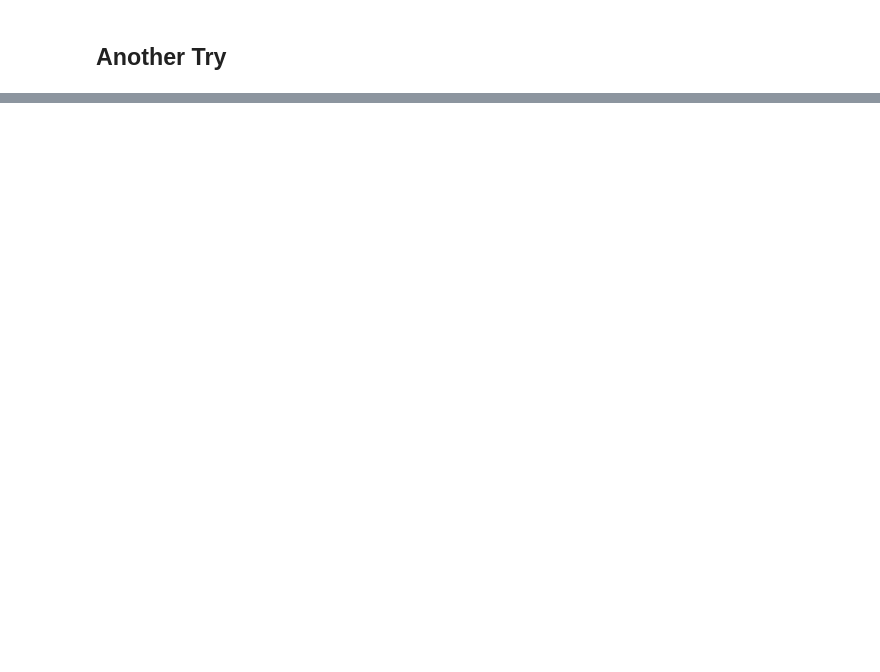
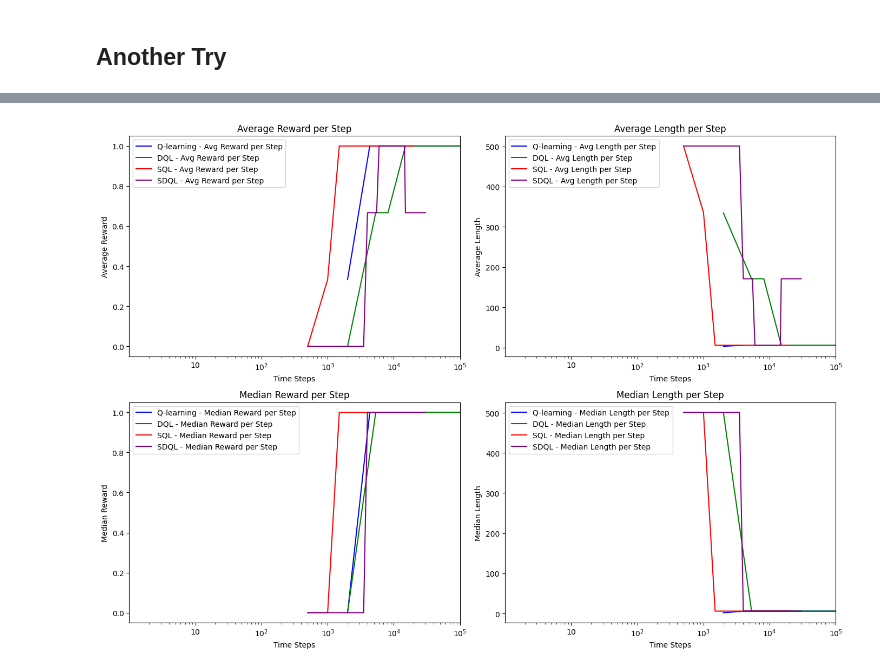
Before and after one commit to mahtabbm/RL_playground, a Jupyter notebook: frozenlake_variants.ipynb, the cells around one changed output, grey strips where cells are left out. Saved outputs shown, nothing was run; the diff lists cells and outputs as text; code cells hidden in the pictures; blank space fills up the shorter version.

```diff
--- a/frozenlake_variants.ipynb
+++ b/frozenlake_variants.ipynb
@@ -997 +887,21 @@ def asynchronous_speedy_double_q_learningI(
+# %%
+def pad_and_average_results(results: List[Tuple[List[float], List[float], List[float]]]) -> Tuple[List[float], List[float], List[float]]:
+    max_len = max(max(len(r), len(l), len(e), len(t)) for r, l, e, t in results)
+
+    def pad_list(lst, length):
+        return lst + [np.nan] * (length - len(lst))
+
+    padded_rewards = [pad_list(r, max_len) for r, l, e, t in results]
+    padded_lengths = [pad_list(l, max_len) for r, l, e, t in results]
+    padded_epsilons = [pad_list(e, max_len) for r, l, e, t in results]
+    print("rewards",padded_rewards)
+    print("lengths", padded_lengths)
+    avg_rewards = np.median(padded_rewards, axis=0)
+    avg_lengths = np.median(padded_lengths, axis=0)
+    avg_epsilons = np.median(padded_epsilons, axis=0)
+
+
+    time_steps = results[0][3]
+
+    return avg_rewards.tolist(), avg_lengths.tolist(), avg_epsilons.tolist(), time_steps
 # %%
@@ -1184,0 +1037,77 @@ Time Step = 2500: Avg Reward = 1.0, Avg Length = 6.0, epsilon = 0.99750411865462
+# %%
+def plot_combined_results(results):
+    plt.figure(figsize=(14, 10))
+
+    colors = {
+        'Q-learning': 'blue',
+        'DQL': 'green',
+        'SQL': 'red',
+        'SDQL': 'purple'
+    }
+
+    ticks = [10, 100, 1000, 10000, 100000]
+    labels = [r'$10$', r'$10^2$', r'$10^3$', r'$10^4$', r'$10^5$']
+
+    plt.subplot(2, 2, 1)
+    for algorithm, (avg_rewards, std_rewards, median_rewards, iqr_rewards, avg_lengths, std_lengths, median_lengths, iqr_lengths, avg_time_steps) in results.items():
+        plt.plot(avg_time_steps, avg_rewards, label=f'{algorithm} - Avg Reward per Step', color=colors[algorithm])
+    plt.xlabel('Time Steps')
+    plt.ylabel('Average Reward')
+    plt.title('Average Reward per Step')
+    plt.legend()
+    plt.xlim([1, 100000])
+    plt.xscale('log')
+    plt.xticks(ticks, labels)
+
+    plt.subplot(2, 2, 2)
+    for algorithm, (avg_rewards, std_rewards, median_rewards, iqr_rewards, avg_lengths, std_lengths, median_lengths, iqr_lengths, avg_time_steps) in results.items():
+        plt.plot(avg_time_steps, avg_lengths, label=f'{algorithm} - Avg Length per Step', color=colors[algorithm])
+    plt.xlabel('Time Steps')
+    plt.ylabel('Average Length')
+    plt.title('Average Length per Step')
+    plt.legend()
+    plt.xlim([1, 100000])
+    plt.xscale('log')
+    plt.xticks(ticks, labels)
+
+    plt.subplot(2, 2, 3)
+    for algorithm, (avg_rewards, std_rewards, median_rewards, iqr_rewards, avg_lengths, std_lengths, median_lengths, iqr_lengths, avg_time_steps) in results.items():
+        plt.plot(avg_time_steps, median_rewards, label=f'{algorithm} - Median Reward per Step', color=colors[algorithm])
+    plt.xlabel('Time Steps')
+    plt.ylabel('Median Reward')
+    plt.title('Median Reward per Step')
+    plt.legend()
+    plt.xlim([1, 100000])
+    plt.xscale('log')
+    plt.xticks(ticks, labels)
+
+    plt.subplot(2, 2, 4)
+    for algorithm, (avg_rewards, std_rewards, median_rewards, iqr_rewards, avg_lengths, std_lengths, median_lengths, iqr_lengths, avg_time_steps) in results.items():
+        plt.plot(avg_time_steps, median_lengths, label=f'{algorithm} - Median Length per Step', color=colors[algorithm])
+    plt.xlabel('Time Steps')
+    plt.ylabel('Median Length')
+    plt.title('Median Length per Step')
+    plt.legend()
+    plt.xlim([1, 100000])
+    plt.xscale('log')
+    plt.xticks(ticks, labels)
+
+    plt.tight_layout()
+    plt.show()
+
+# Average results from all runs
+results_q = pad_and_average_results(all_results_q)
+results_dql = pad_and_average_results(all_results_dql)
+results_sql = pad_and_average_results(all_results_sql)
+results_sdql = pad_and_average_results(all_results_sdql)
+
+results = {
+    'Q-learning': results_q,
+    'DQL': results_dql,
+    'SQL': results_sql,
+    'SDQL': results_sdql
+}
+
+plot_combined_results(results)
+# %% [output]
+[figure, added]
```
Also changed, not shown: parts of 26 cells of this notebook, 1 other file.
